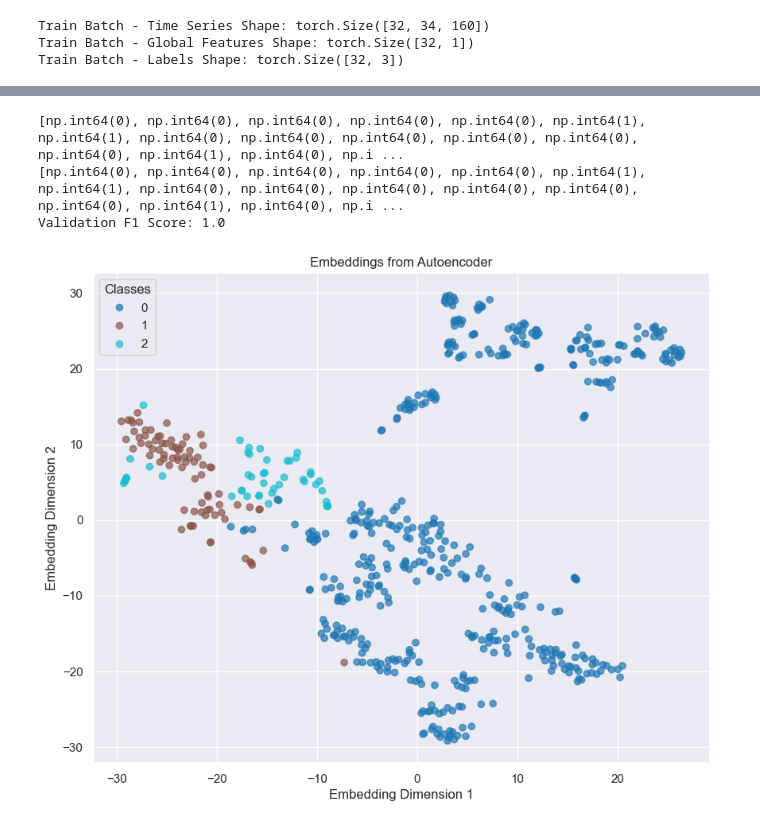
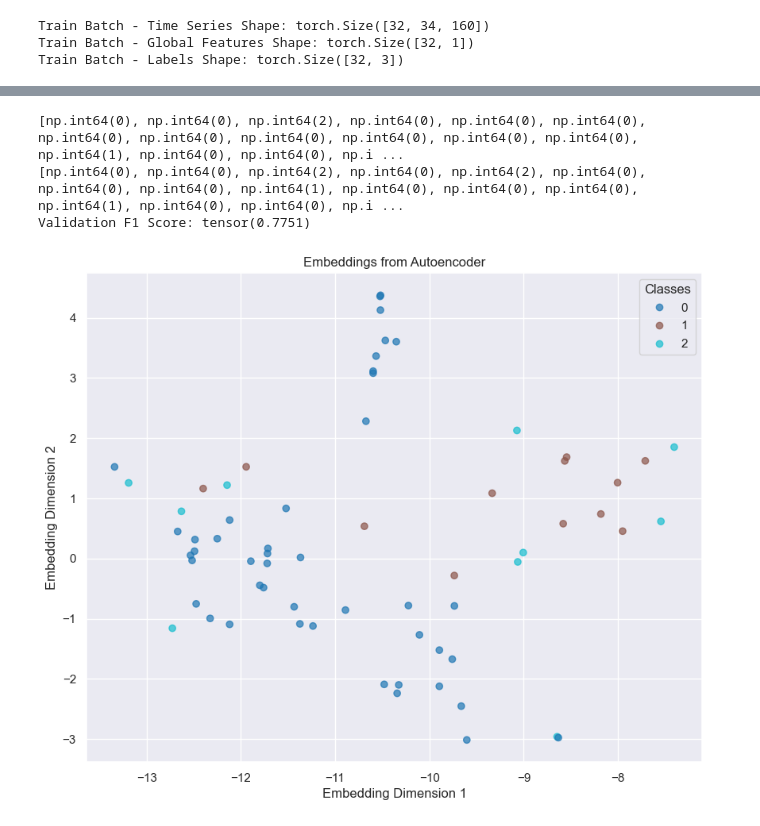
Before and after one commit to Gradient-Gang/ANN-Challenges, a Jupyter notebook: Notebook/Architectures.ipynb, the cells around one changed output, grey strips where cells are left out. Drawn from its saved outputs; the diff is of its cells as text; code cells hidden in the pictures.

```diff
--- a/Notebook/Architectures.ipynb
+++ b/Notebook/Architectures.ipynb
@@ -303,7 +385,7 @@ Non-trainable params: 0
 # %%
 from pytorch_lightning import Trainer
 
-trainer = Trainer(max_epochs=100, enable_progress_bar=True,)
+trainer = Trainer(max_epochs=1000, enable_progress_bar=True,)
 trainer.fit(autoencoder, trainLoader, valLoader)
 # %% [output]
 💡 Tip: For seamless cloud uploads and versioning, try installing [litmodels](https://pypi.org/project/litmodels/) to enable LitModelCheckpoint, which syncs automatically with the Lightning model regis ...
@@ -332,6 +411,6 @@ c:\Polimi\Master\3sem\ANN_challenges\GradientGang\.venv\Lib\site-packages\pytorc
 # %%
 #Compute F1 score on val set
-from sklearn.metrics import f1_score
+from torchmetrics import F1Score
 import torch
 
 all_preds = []
@@ -346,42 +425,43 @@ for batch in valLoader:
 print(all_preds)
 print(all_labels)
 
-f1 = f1_score(all_labels, all_preds, average='macro')
+f1 = F1Score(task= "multiclass", num_classes=3, average='macro')
+f1 = f1(torch.tensor(all_preds),torch.tensor(all_labels))
 print("Validation F1 Score:", f1)
 # %% [output]
-[np.int64(0), np.int64(0), np.int64(0), np.int64(0), np.int64(0), np.int64(1), np.int64(1), np.int64(0), np.int64(0), np.int64(0), np.int64(0), np.int64(0), np.int64(0), np.int64(1), np.int64(0), np.i ...
-[np.int64(0), np.int64(0), np.int64(0), np.int64(0), np.int64(0), np.int64(1), np.int64(1), np.int64(0), np.int64(0), np.int64(0), np.int64(0), np.int64(0), np.int64(0), np.int64(1), np.int64(0), np.i ...
-Validation F1 Score: 1.0
+[np.int64(0), np.int64(0), np.int64(2), np.int64(0), np.int64(0), np.int64(0), np.int64(0), np.int64(0), np.int64(0), np.int64(0), np.int64(0), np.int64(0), np.int64(1), np.int64(0), np.int64(0), np.i ...
+[np.int64(0), np.int64(0), np.int64(2), np.int64(0), np.int64(2), np.int64(0), np.int64(0), np.int64(0), np.int64(1), np.int64(0), np.int64(0), np.int64(0), np.int64(1), np.int64(0), np.int64(0), np.i ...
+Validation F1 Score: tensor(0.7751)
 # %%
 # plot embeddings
 import matplotlib.pyplot as plt
 import seaborn as sns
 from sklearn.manifold import TSNE
 import torch
 sns.set_theme()
 
 embeddings = []
 labels_list = []
-for batch in trainLoader:
+for batch in valLoader:
     (time_series, global_features), labels = batch
     with torch.no_grad():
         # Encoder expects the time-series tensor (batch, channels, seq_len)
         embedding = autoencoder.encoder(time_series)
     embeddings.append(embedding.cpu())
     labels_list.append(labels.argmax(dim=1).cpu())
 
 embeddings = torch.cat(embeddings, dim=0).numpy()
 labels_list = torch.cat(labels_list, dim=0).numpy()
 
 tsne = TSNE(n_components=2, random_state=42)
 embeddings_2d = tsne.fit_transform(embeddings)
 
 plt.figure(figsize=(10, 8))
 scatter = plt.scatter(embeddings_2d[:, 0], embeddings_2d[:, 1], c=labels_list, alpha=0.7, cmap='tab10')
 plt.legend(*scatter.legend_elements(), title="Classes")
 plt.title('Embeddings from Autoencoder')
 plt.xlabel('Embedding Dimension 1')
 plt.ylabel('Embedding Dimension 2')
 plt.show()
 # %% [output]
-[figure, old version]
+[figure, new version]
```
Also changed, not shown: parts of 7 cells of this notebook.
